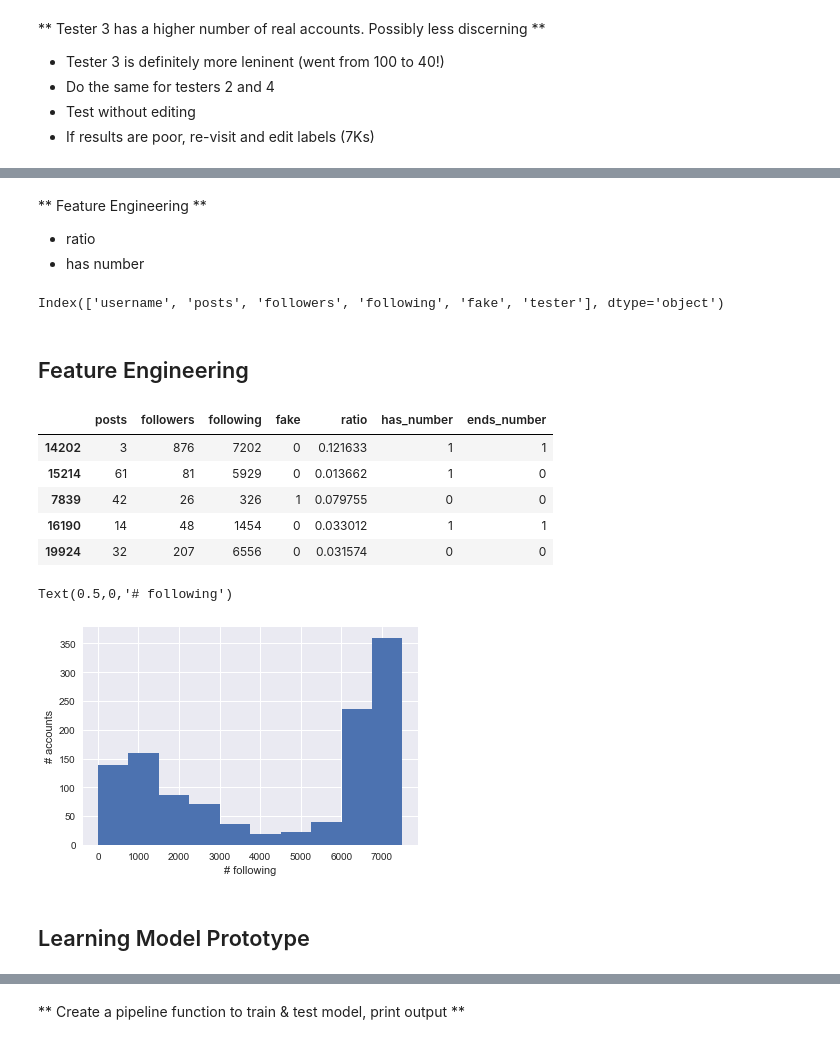
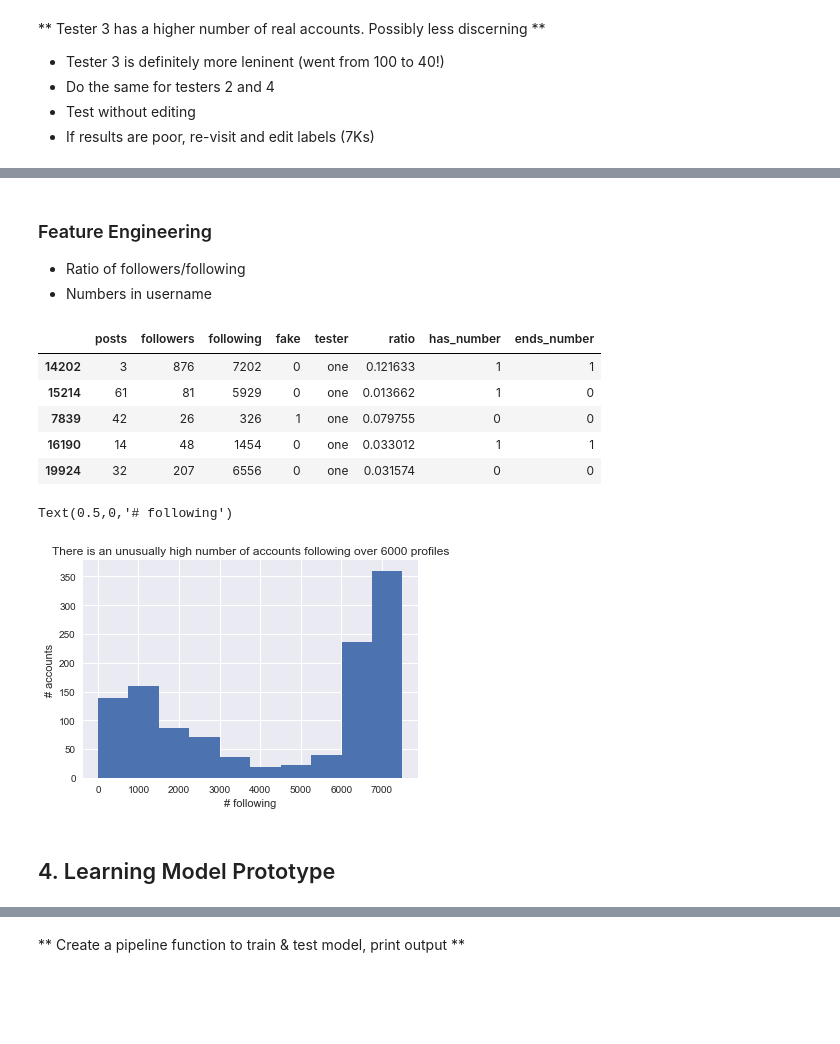
Before and after one commit to kabuhakmeh3/detect-fake-ig, a Jupyter notebook: Model_Development_Demo.ipynb, the cells around one changed output, grey strips where cells are left out. Drawn from its saved outputs; the diff is of its cells as text; code cells hidden in the pictures; blank space fills up the shorter version.

```diff
--- a/Model_Development_Demo.ipynb
+++ b/Model_Development_Demo.ipynb
@@ -213,36 +151,34 @@ Name: fake, dtype: int64
-# %% [markdown]
-** Feature Engineering **
-
-+ ratio
-+ has number
-# %%
-labeled_train.columns
-# %% [output]
-Index(['username', 'posts', 'followers', 'following', 'fake', 'tester'], dtype='object')
 # %% [markdown]
-## Feature Engineering
+### Feature Engineering
+
++ Ratio of followers/following
++ Numbers in username
 # %%
-# update to handle 0s
 labeled_train['ratio'] = labeled_train.followers/labeled_train.following
 labeled_train['has_number'] = labeled_train.username.apply(lambda user: any(c.isdigit() for c in user)).astype(int)
 labeled_train['ends_number'] = labeled_train.username.apply(lambda user: user[-1].isdigit()).astype(int)
 
 eng_feats = ['ratio', 'has_number', 'ends_number']
 
-labeled_train[cols_to_show_labeled+eng_feats].head()
+cols_to_show_training = ['posts', 'followers',
+                         'following', 'fake', 'tester',
+                         'ratio', 'has_number', 'ends_number']
+
+labeled_train[cols_to_show_training].head()
 # %% [output]
-|  | posts | followers | following | fake | ratio | has_number | ends_number |
-| 14202 | 3 | 876 | 7202 | 0 | 0.121633 | 1 | 1 |
-| 15214 | 61 | 81 | 5929 | 0 | 0.013662 | 1 | 0 |
-| 7839 | 42 | 26 | 326 | 1 | 0.079755 | 0 | 0 |
-| 16190 | 14 | 48 | 1454 | 0 | 0.033012 | 1 | 1 |
-| 19924 | 32 | 207 | 6556 | 0 | 0.031574 | 0 | 0 |
+|  | posts | followers | following | fake | tester | ratio | has_number | ends_number |
+| 14202 | 3 | 876 | 7202 | 0 | one | 0.121633 | 1 | 1 |
+| 15214 | 61 | 81 | 5929 | 0 | one | 0.013662 | 1 | 0 |
+| 7839 | 42 | 26 | 326 | 1 | one | 0.079755 | 0 | 0 |
+| 16190 | 14 | 48 | 1454 | 0 | one | 0.033012 | 1 | 1 |
+| 19924 | 32 | 207 | 6556 | 0 | one | 0.031574 | 0 | 0 |
 # %%
 labeled_train.following.hist()
+plt.title('There is an unusually high number of accounts following over 6000 profiles')
 plt.ylabel('# accounts')
 plt.xlabel('# following')
 # %% [output]
 Text(0.5,0,'# following')
-[figure, old version]
+[figure, new version]
 # %% [markdown]
-## Learning Model Prototype
+## 4. Learning Model Prototype
```
Also changed, not shown: parts of 76 cells of this notebook.
